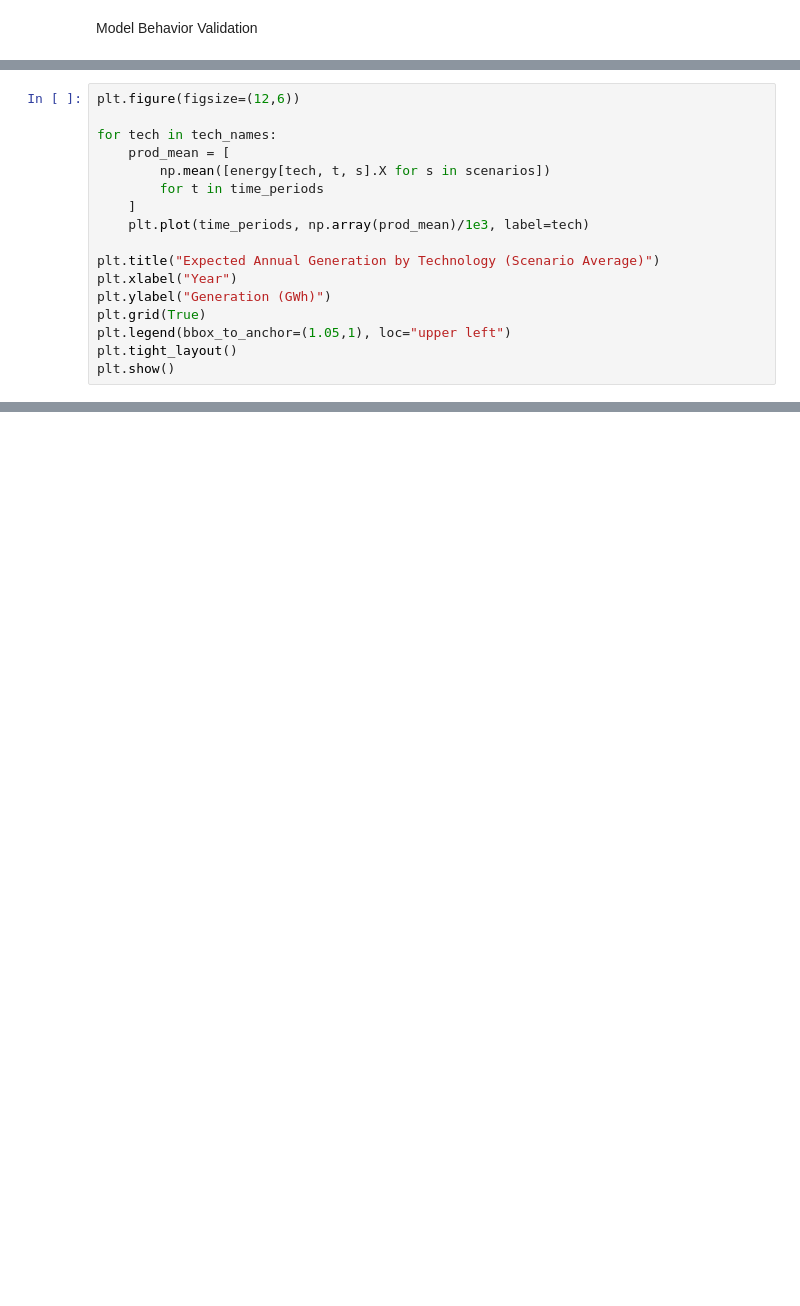
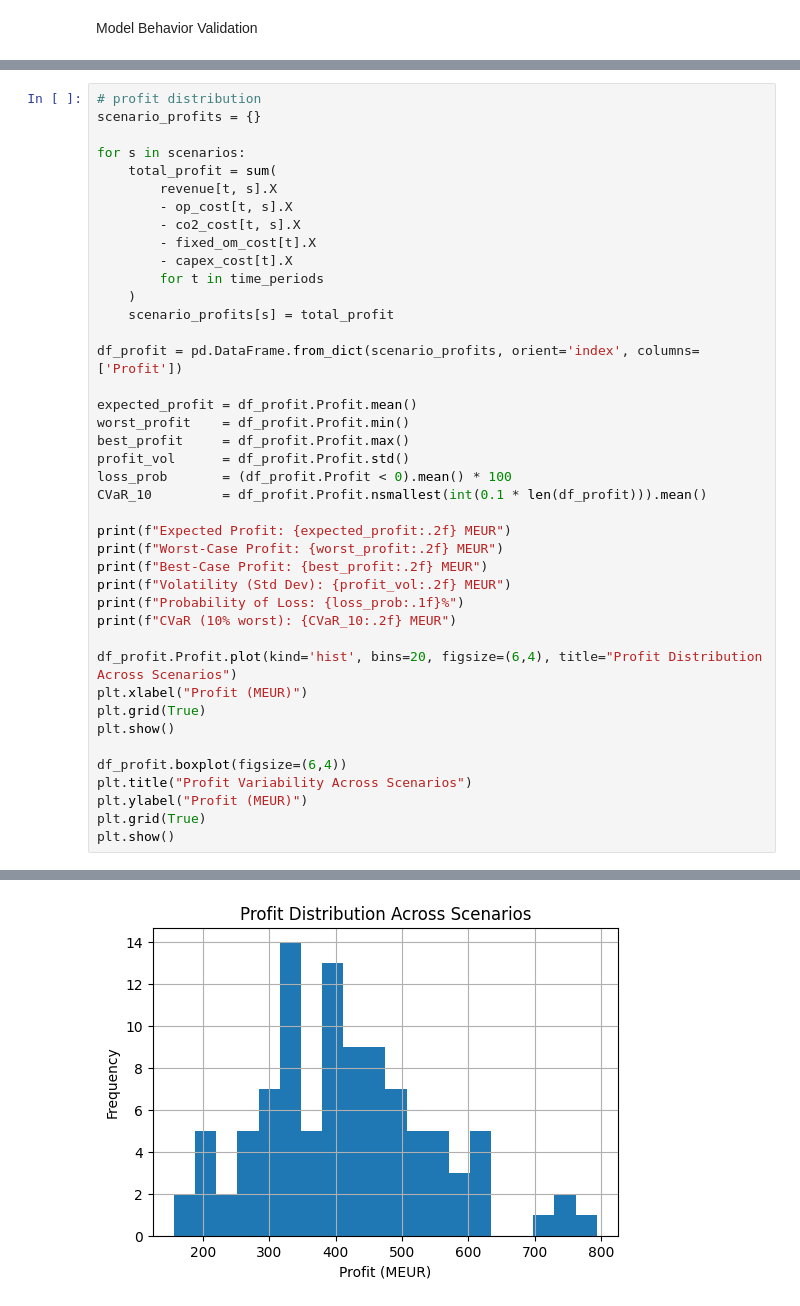
Before and after one commit to jnasw/46750_Assignment2, a Jupyter notebook: model_3_2.ipynb, the cells around one changed output, grey strips where cells are left out. Cells and saved outputs as stored; diff of their text form; blank space fills up the shorter version.

```diff
--- a/model_3_2.ipynb
+++ b/model_3_2.ipynb
@@ -762,17 +673,0 @@ plt.show()
-# %%
-plt.figure(figsize=(12,6))
-
-for tech in tech_names:
-    prod_mean = [
-        np.mean([energy[tech, t, s].X for s in scenarios])
-        for t in time_periods
-    ]
-    plt.plot(time_periods, np.array(prod_mean)/1e3, label=tech)
-
-plt.title("Expected Annual Generation by Technology (Scenario Average)")
-plt.xlabel("Year")
-plt.ylabel("Generation (GWh)")
-plt.grid(True)
-plt.legend(bbox_to_anchor=(1.05,1), loc="upper left")
-plt.tight_layout()
-plt.show()
@@ -960,0 +840,42 @@ plt.show()
+# %%
+# profit distribution
+scenario_profits = {}
+
+for s in scenarios:
+    total_profit = sum(
+        revenue[t, s].X
+        - op_cost[t, s].X
+        - co2_cost[t, s].X
+        - fixed_om_cost[t].X
+        - capex_cost[t].X
+        for t in time_periods
+    )
+    scenario_profits[s] = total_profit
+
+df_profit = pd.DataFrame.from_dict(scenario_profits, orient='index', columns=['Profit'])
+
+expected_profit = df_profit.Profit.mean()
+worst_profit    = df_profit.Profit.min()
+best_profit     = df_profit.Profit.max()
+profit_vol      = df_profit.Profit.std()
+loss_prob       = (df_profit.Profit < 0).mean() * 100
+CVaR_10         = df_profit.Profit.nsmallest(int(0.1 * len(df_profit))).mean()
+
+print(f"Expected Profit: {expected_profit:.2f} MEUR")
+print(f"Worst-Case Profit: {worst_profit:.2f} MEUR")
+print(f"Best-Case Profit: {best_profit:.2f} MEUR")
+print(f"Volatility (Std Dev): {profit_vol:.2f} MEUR")
+print(f"Probability of Loss: {loss_prob:.1f}%")
+print(f"CVaR (10% worst): {CVaR_10:.2f} MEUR")
+
+df_profit.Profit.plot(kind='hist', bins=20, figsize=(6,4), title="Profit Distribution Across Scenarios")
+plt.xlabel("Profit (MEUR)")
+plt.grid(True)
+plt.show()
+
+df_profit.boxplot(figsize=(6,4))
+plt.title("Profit Variability Across Scenarios")
+plt.ylabel("Profit (MEUR)")
+plt.grid(True)
+plt.show()
+# %% [output]
@@ -960,0 +888 @@ plt.show()
+[figure, added]
```
Also changed, not shown: parts of 75 cells of this notebook.
